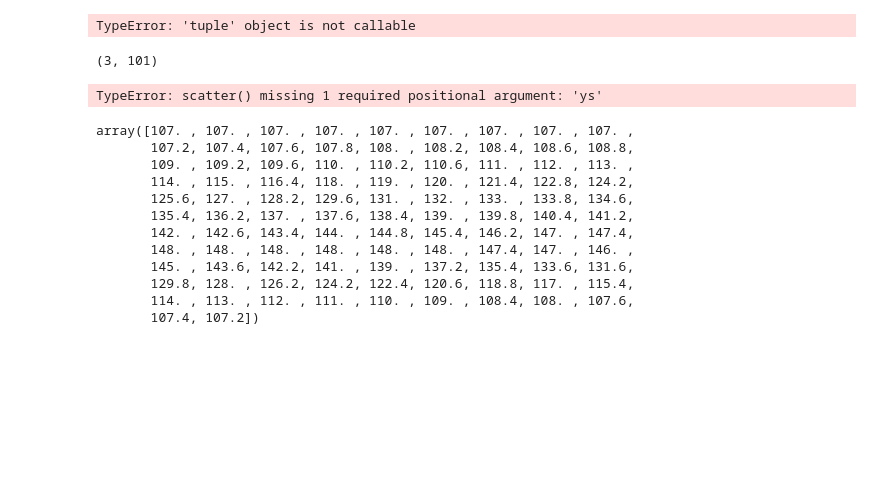
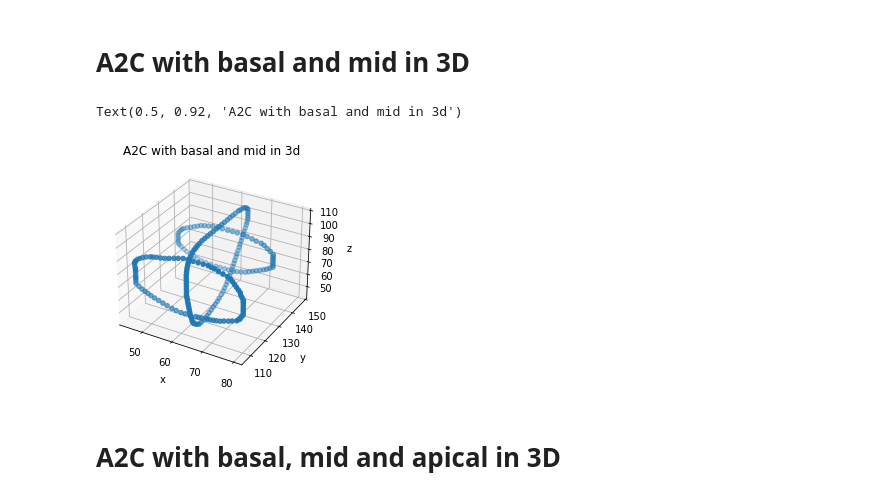
Before and after one commit to MASHOD0/hAIoTthon, a Jupyter notebook: problem statement 2/3Dplot.ipynb, the cells around one changed output. Drawn from its saved outputs; the diff is of its cells as text; code cells hidden in the pictures; blank space fills up the shorter version.

```diff
--- a/problem statement 2/3Dplot.ipynb
+++ b/problem statement 2/3Dplot.ipynb
@@ -61,27 +57,26 @@ ax = plt.axes(projection= '3d')
-# %%
-A.shape()
-# %% [output]
-TypeError: 'tuple' object is not callable
-# %%
-A.shape
-# %% [output]
-(3, 101)
-# %%
-ax.scatter(A)
-# %% [output]
-TypeError: scatter() missing 1 required positional argument: 'ys'
-# %%
-A[2]
-# %% [output]
-array([107. , 107. , 107. , 107. , 107. , 107. , 107. , 107. , 107. ,
-       107.2, 107.4, 107.6, 107.8, 108. , 108.2, 108.4, 108.6, 108.8,
-       109. , 109.2, 109.6, 110. , 110.2, 110.6, 111. , 112. , 113. ,
-       114. , 115. , 116.4, 118. , 119. , 120. , 121.4, 122.8, 124.2,
-       125.6, 127. , 128.2, 129.6, 131. , 132. , 133. , 133.8, 134.6,
-       135.4, 136.2, 137. , 137.6, 138.4, 139. , 139.8, 140.4, 141.2,
-       142. , 142.6, 143.4, 144. , 144.8, 145.4, 146.2, 147. , 147.4,
-       148. , 148. , 148. , 148. , 148. , 148. , 147.4, 147. , 146. ,
-       145. , 143.6, 142.2, 141. , 139. , 137.2, 135.4, 133.6, 131.6,
-       129.8, 128. , 126.2, 124.2, 122.4, 120.6, 118.8, 117. , 115.4,
-       114. , 113. , 112. , 111. , 110. , 109. , 108.4, 108. , 107.6,
-       107.4, 107.2])
+# %% [markdown]
+# A2C with basal and mid in 3D
+# %%
+
+with open("data/IM_0004-01_inx.txt", "r") as file:
+    for line in file:
+
+        y.append(137)
+        z.append(float(line.split()[0])-36.0)
+        x.append(float(line.split()[1])-34)
+X = np.array(x, dtype=float)
+Y = np.array(y, dtype=float)
+Z = np.array(z, dtype=float)
+# %%
+ax = plt.axes(projection='3d')
+ax.scatter3D(X, Y, Z)
+ax.set_xlabel('x')
+ax.set_ylabel('y')
+ax.set_zlabel('z')
+ax.set_title('A2C with basal and mid in 3d')
+#ax.view_init(90, 90)
+# %% [output]
+Text(0.5, 0.92, 'A2C with basal and mid in 3d')
+[figure, added]
+# %% [markdown]
+# A2C with basal, mid and apical in 3D
```
Also changed, not shown: parts of 12 cells of this notebook.
